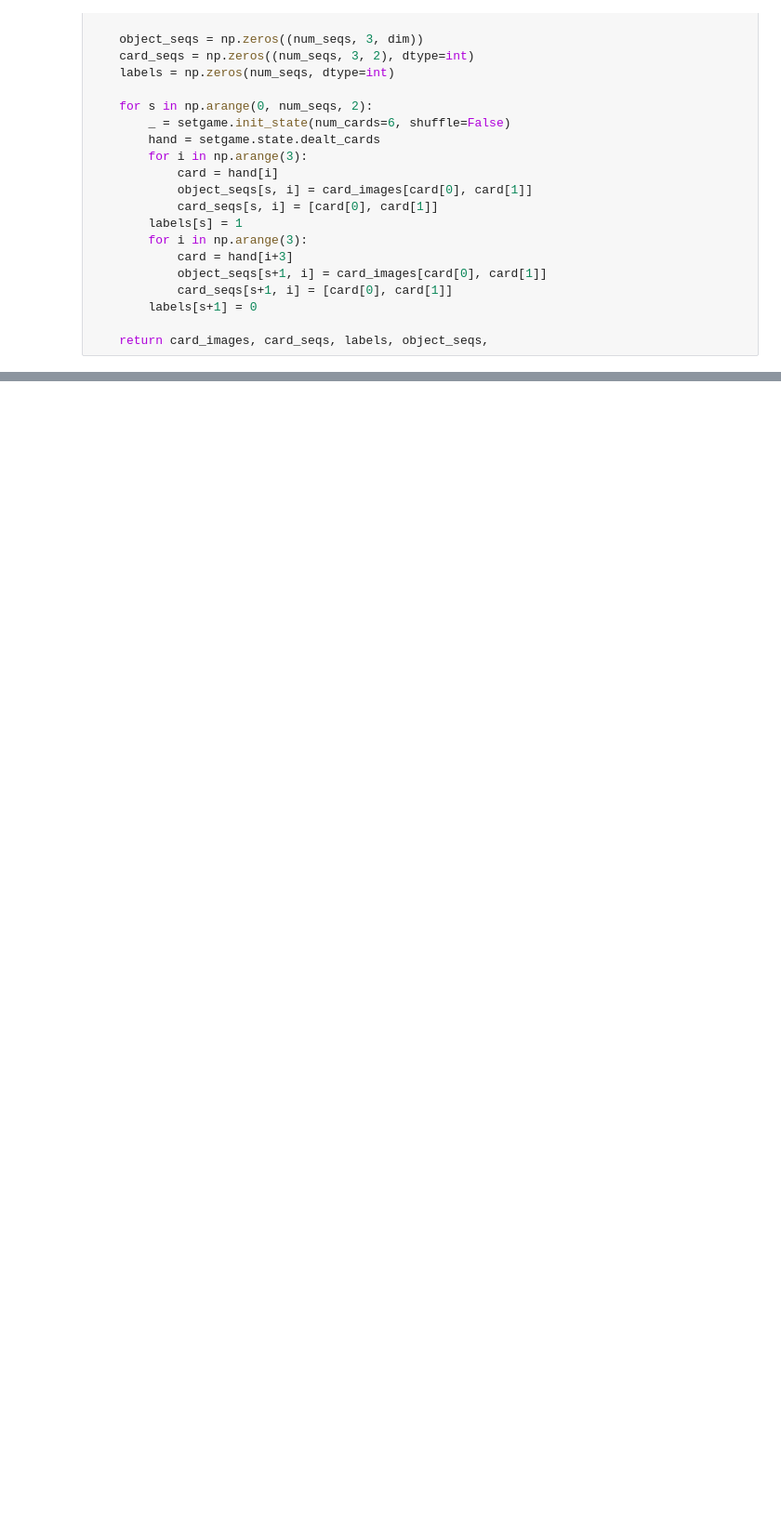
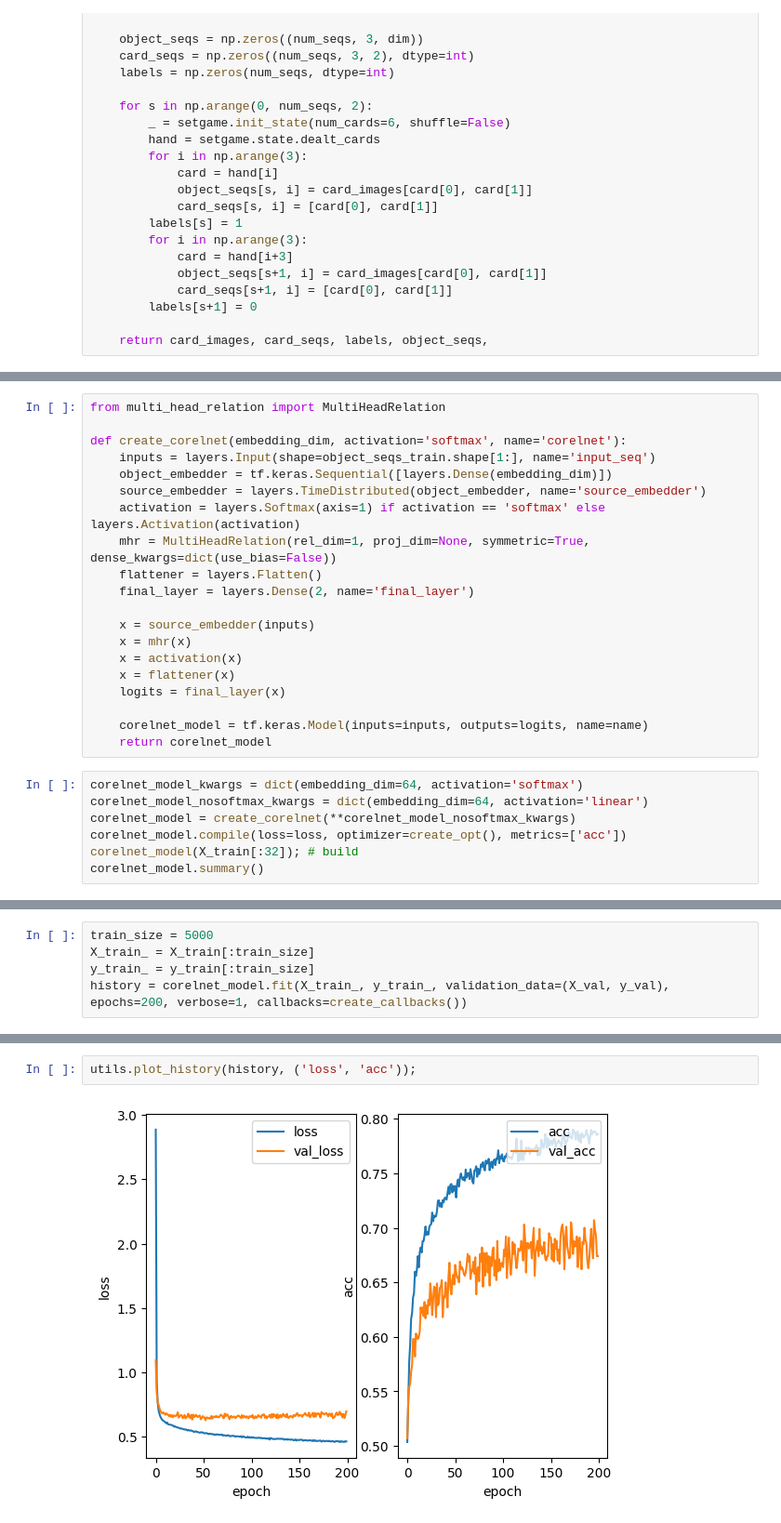
Before and after one commit to jdlafferty/relational, a Jupyter notebook: experiments/set/set_classification.ipynb, the cells around one changed output, grey strips where cells are left out. Shown at 93% size. Cells and saved outputs as stored; diff of their text form; blank space fills up the shorter version.

```diff
--- a/experiments/set/set_classification.ipynb
+++ b/experiments/set/set_classification.ipynb
@@ -453,0 +406,27 @@ test accuracy: 80.30%
+# %%
+from multi_head_relation import MultiHeadRelation
+
+def create_corelnet(embedding_dim, activation='softmax', name='corelnet'):
+    inputs = layers.Input(shape=object_seqs_train.shape[1:], name='input_seq')
+    object_embedder = tf.keras.Sequential([layers.Dense(embedding_dim)])
+    source_embedder = layers.TimeDistributed(object_embedder, name='source_embedder')
+    activation = layers.Softmax(axis=1) if activation == 'softmax' else layers.Activation(activation)
+    mhr = MultiHeadRelation(rel_dim=1, proj_dim=None, symmetric=True, dense_kwargs=dict(use_bias=False))
+    flattener = layers.Flatten()
+    final_layer = layers.Dense(2, name='final_layer')
+
+    x = source_embedder(inputs)
+    x = mhr(x)
+    x = activation(x)
+    x = flattener(x)
+    logits = final_layer(x)
+
+    corelnet_model = tf.keras.Model(inputs=inputs, outputs=logits, name=name)
+    return corelnet_model
+# %%
+corelnet_model_kwargs = dict(embedding_dim=64, activation='softmax')
+corelnet_model_nosoftmax_kwargs = dict(embedding_dim=64, activation='linear')
+corelnet_model = create_corelnet(**corelnet_model_nosoftmax_kwargs)
+corelnet_model.compile(loss=loss, optimizer=create_opt(), metrics=['acc'])
+corelnet_model(X_train[:32]); # build
+corelnet_model.summary()
@@ -453,0 +451,5 @@ test accuracy: 80.30%
+# %%
+train_size = 5000
+X_train_ = X_train[:train_size]
+y_train_ = y_train[:train_size]
+history = corelnet_model.fit(X_train_, y_train_, validation_data=(X_val, y_val), epochs=200, verbose=1, callbacks=create_callbacks())
@@ -453,0 +474,4 @@ test accuracy: 80.30%
+# %%
+utils.plot_history(history, ('loss', 'acc'));
+# %% [output]
+[figure, added]
```
Also changed, not shown: parts of 40 cells of this notebook.
